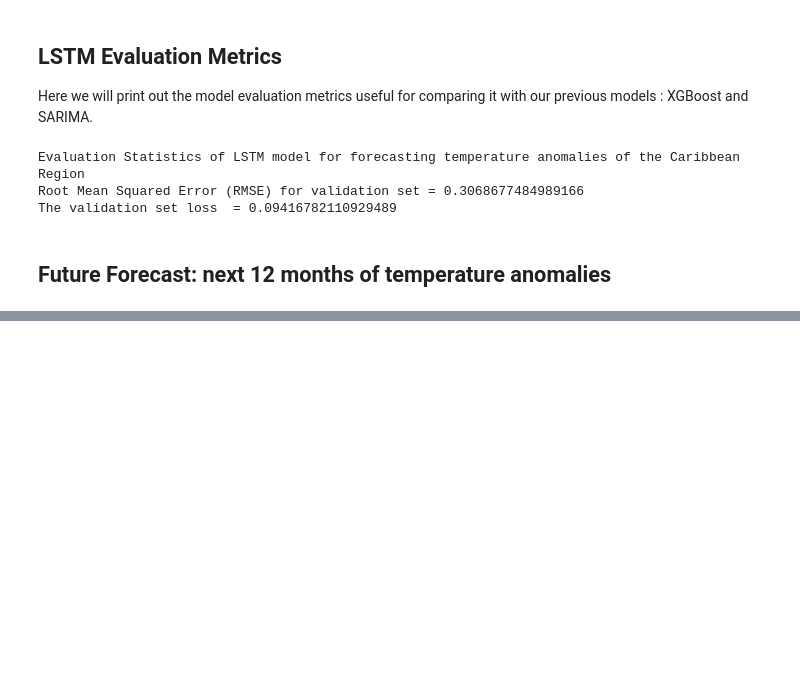
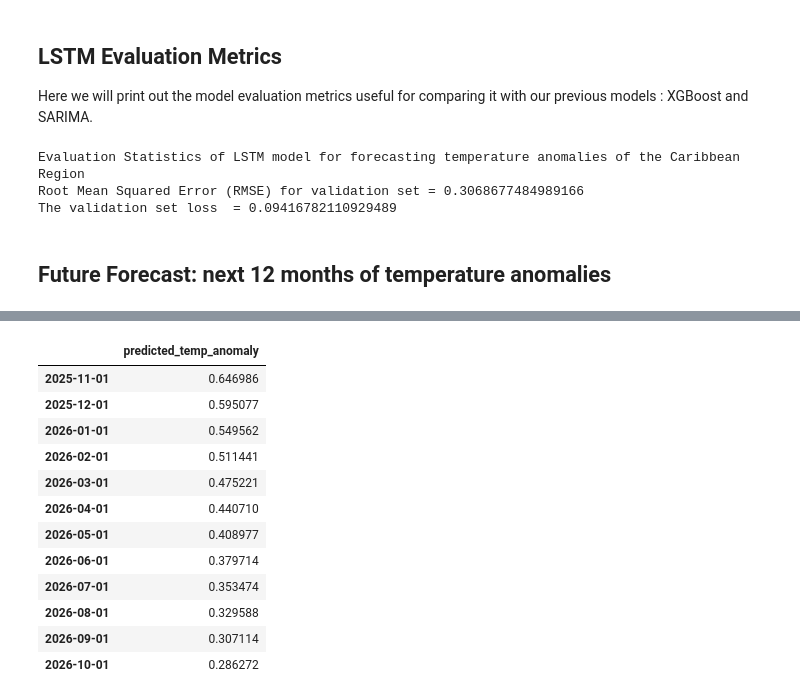
Before and after one commit to NazgulT/caribbean-climate-forecasting, a Jupyter notebook: Forecasting/LSTM-Temperature.ipynb, the cells around one changed output, grey strips where cells are left out. Cells and saved outputs as stored; diff of their text form; code cells hidden in the pictures; blank space fills up the shorter version.

```diff
--- a/Forecasting/LSTM-Temperature.ipynb
+++ b/Forecasting/LSTM-Temperature.ipynb
@@ -296,0 +255,21 @@ ValueError: setting an array element with a sequence. The requested array has an
+# %%
+df_forecasts = pd.DataFrame({
+    'predicted_temp_anomaly': forecasts},
+    index=future_dates
+)
+
+df_forecasts
+# %% [output]
+|  | predicted_temp_anomaly |
+| 2025-11-01 | 0.646986 |
+| 2025-12-01 | 0.595077 |
+| 2026-01-01 | 0.549562 |
+| 2026-02-01 | 0.511441 |
+| 2026-03-01 | 0.475221 |
+| 2026-04-01 | 0.440710 |
+| 2026-05-01 | 0.408977 |
+| 2026-06-01 | 0.379714 |
+| 2026-07-01 | 0.353474 |
+| 2026-08-01 | 0.329588 |
+| 2026-09-01 | 0.307114 |
+| 2026-10-01 | 0.286272 |
```
Also changed, not shown: parts of 4 cells of this notebook, 1 other file.
